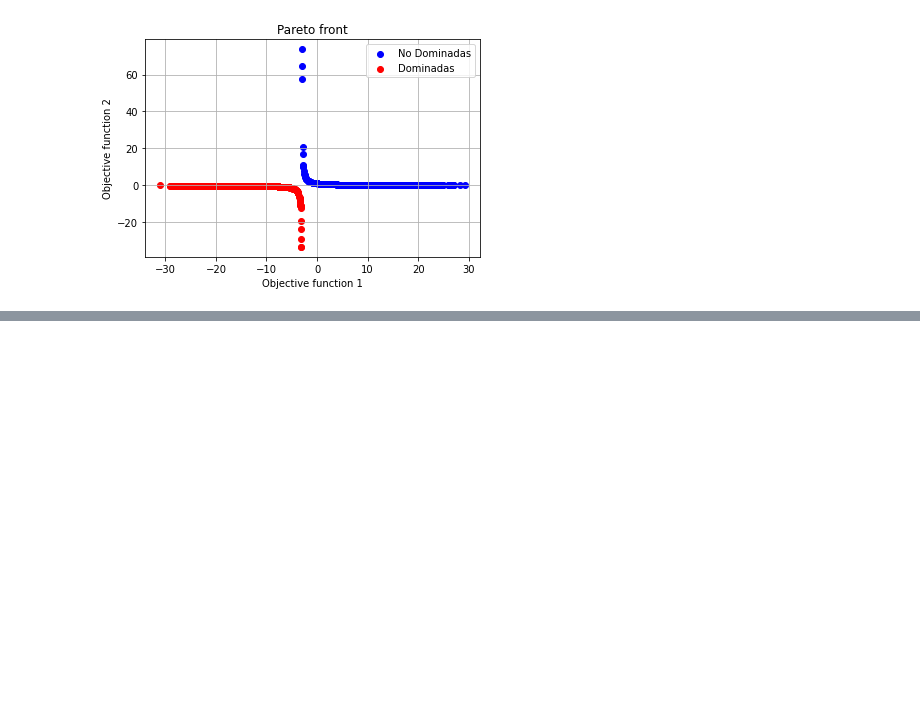
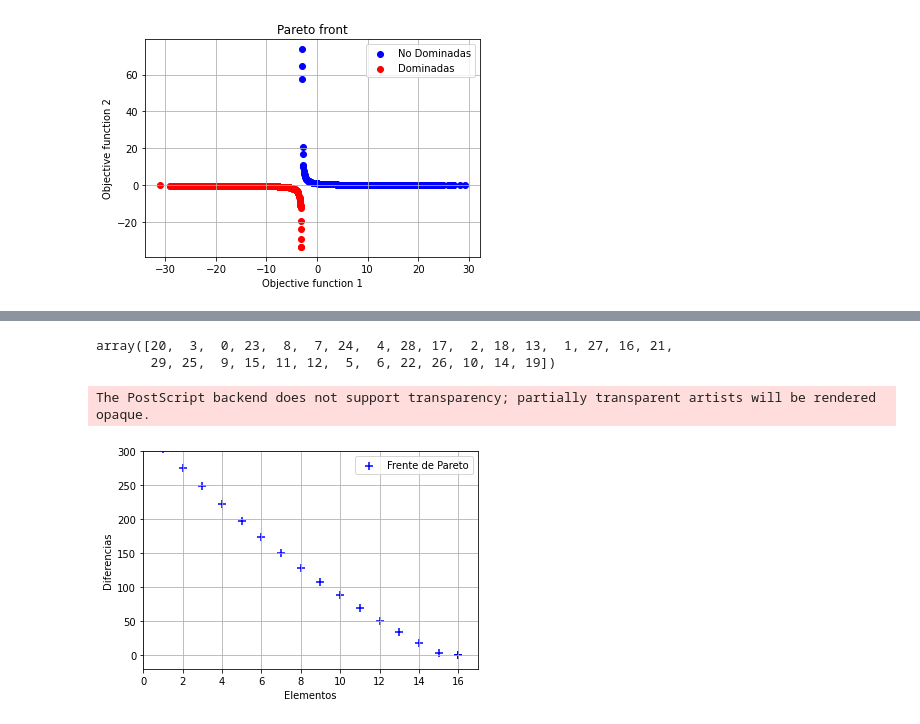
Before and after one commit to igomezv/ComputoEvolutivo, a Jupyter notebook: 6_5_Multiobjetivo.ipynb, the cells around one changed output, grey strips where cells are left out. Drawn from its saved outputs; the diff is of its cells as text; code cells hidden in the pictures; blank space fills up the shorter version.

```diff
--- a/6_5_Multiobjetivo.ipynb
+++ b/6_5_Multiobjetivo.ipynb
@@ -331,0 +343,40 @@ gen     nevals  avg                             std
+# %%
+import random
+import numpy as np
+import matplotlib.pyplot as plt
+from deap import base
+from deap import creator
+from deap import tools
+from deap import algorithms
+
+random.seed(42)
+
+# Límites de los valores del conjunto
+LIMITE_INF, LIMITE_SUP = 0, 30
+# Número de elementos del conjunto
+TAM_CONJUNTO = 30
+SUMA_OBJETIVO = 333
+CONJUNTO = np.array(random.sample(range(LIMITE_INF, LIMITE_SUP),
+                                  TAM_CONJUNTO))
+
+# Creamos los objetos para definir el problema y el tipo de individuo,
+# -1.0 significa que hay dos objetivos por minimizar
+creator.create("FitnessMulti", base.Fitness, weights=(-1.0, -1.0))
+creator.create("Individual", list, fitness=creator.FitnessMulti)
+
+toolbox = base.Toolbox()
+
+# Generación de individuos aleatorios
+def crea_individuo(size):
+    return [random.randint(0, 1) for i in range(size)]
+
+# Generación de individuos y población inicial
+toolbox.register("attr", crea_individuo, TAM_CONJUNTO)
+toolbox.register("individual", tools.initIterate, creator.Individual,
+                 toolbox.attr)
+toolbox.register("population", tools.initRepeat, list,
+                 toolbox.individual)
+CONJUNTO
+# %% [output]
+array([20,  3,  0, 23,  8,  7, 24,  4, 28, 17,  2, 18, 13,  1, 27, 16, 21,
+       29, 25,  9, 15, 11, 12,  5,  6, 22, 26, 10, 14, 19])
@@ -331,0 +424,36 @@ gen     nevals  avg                             std
+# %%
+def main():
+    CXPB, MUTPB, NGEN = 0.7, 0.3, 200
+    MU, LAMBDA = 300, 300
+    pop = toolbox.population(MU)
+    stats = tools.Statistics(lambda ind: ind.fitness.values)
+    stats.register("avg", np.mean)
+    stats.register("std", np.std)
+    stats.register("min", np.min)
+    stats.register("max", np.max)
+    logbook = tools.Logbook()
+    pareto = tools.ParetoFront()
+    pop, logbook = algorithms.eaMuPlusLambda(pop , toolbox , mu=MU,
+                                             lambda_=LAMBDA, cxpb=CXPB,
+                                             mutpb=MUTPB, ngen=NGEN,
+                                             stats=stats, halloffame=pareto,
+                                             verbose=False)
+    return pop, logbook, pareto
+# %%
+if __name__ == "__main__":
+    pop, log, pareto = main()
+    res_individuos = open("individuosconjuntos.txt", "w")
+    res_fitness = open("fitnessconjuntos.txt", "w")
+    for ind in pareto:
+        res_individuos.write(str(ind))
+        res_individuos.write("\n")
+        res_fitness.write(str(ind.fitness.values[0]))
+        res_fitness.write(",")
+        res_fitness.write(str(ind.fitness.values[1]))
+        res_fitness.write("\n")
+    res_fitness.close()
+    res_individuos.close()
+plot_frente()
+# %% [output]
+The PostScript backend does not support transparency; partially transparent artists will be rendered opaque.
+[figure, added]
```
Also changed, not shown: parts of 5 cells of this notebook.
